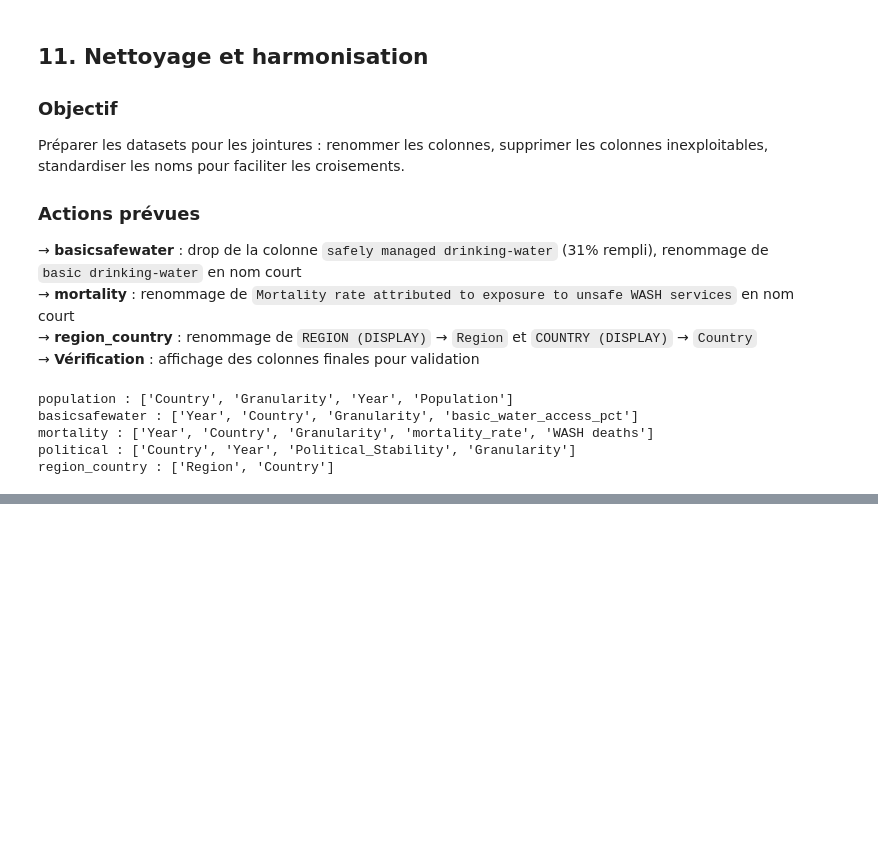
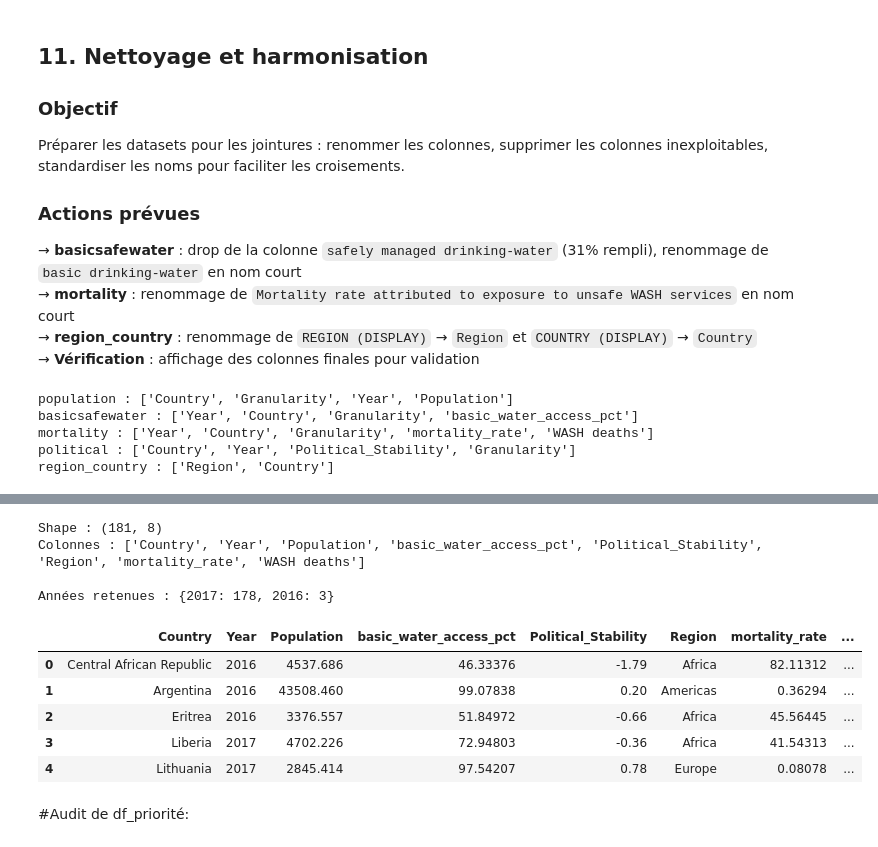
Before and after one commit to meganelarocca-maker/certification-blanche-data-analyst, a Jupyter notebook: notebooks/Megane_La_Rocca_Business_Case.ipynb, the cells around one changed output, grey strips where cells are left out. Saved outputs shown, nothing was run; the diff lists cells and outputs as text; code cells hidden in the pictures; blank space fills up the shorter version.

Commit message:
Consolidation datasets + audit df_temporel et df_priorite

```diff
--- a/notebooks/Megane_La_Rocca_Business_Case.ipynb
+++ b/notebooks/Megane_La_Rocca_Business_Case.ipynb
@@ -291,0 +317,16 @@ Construire un dataset unique qui croise accès à l'eau, mortalité, stabilité
+# %%
+# Je joins population + eau sur Country + Year
+df_temporel = pop_total.merge(water_total, on=['Country', 'Year'], how='inner')
+
+# J'ajoute la stabilité politique
+df_temporel = df_temporel.merge(political_total, on=['Country', 'Year'], how='inner')
+
+# Je nettoie les colonnes Granularity en double (toutes à "Total")
+df_temporel = df_temporel.drop(columns=[c for c in df_temporel.columns if 'Granularity' in c])
+
+# J'ajoute la région (jointure sur Country uniquement)
+df_temporel = df_temporel.merge(df_region_country, on='Country', how='inner')
+
+print("df_temporel :", df_temporel.shape)
+print("Colonnes :", df_temporel.columns.tolist())
+df_temporel.head()
@@ -291,0 +429,7 @@ Construire un dataset unique qui croise accès à l'eau, mortalité, stabilité
+# %%
+# Je supprime les 20 lignes avec NaN sur basic_water_access_pct
+df_temporel = df_temporel.dropna(subset=['basic_water_access_pct']).reset_index(drop=True)
+
+# Je vérifie
+print("Shape après drop :", df_temporel.shape)
+print("NaN restants :", df_temporel.isnull().sum().sum())
@@ -291,0 +465,26 @@ Construire un dataset unique qui croise accès à l'eau, mortalité, stabilité
+# %%
+# Je prends la dernière année disponible par pays
+df_priorite = df_temporel.sort_values('Year').groupby('Country').tail(1).reset_index(drop=True)
+
+# J'ajoute la mortalité (jointure sur Country uniquement, car mortalité = 2016)
+mortality_subset = mortality_total[['Country', 'mortality_rate', 'WASH deaths']]
+df_priorite = df_priorite.merge(mortality_subset, on='Country', how='inner')
+
+# Je vérifie
+print("Shape :", df_priorite.shape)
+print("Colonnes :", df_priorite.columns.tolist())
+print("\nAnnées retenues :", df_priorite['Year'].value_counts().to_dict())
+df_priorite.head()
+# %% [output]
+Shape : (181, 8)
+Colonnes : ['Country', 'Year', 'Population', 'basic_water_access_pct', 'Political_Stability', 'Region', 'mortality_rate', 'WASH deaths']
+
+Années retenues : {2017: 178, 2016: 3}
+|  | Country | Year | Population | basic_water_access_pct | Political_Stability | Region | mortality_rate | ... |
+| 0 | Central African Republic | 2016 | 4537.686 | 46.33376 | -1.79 | Africa | 82.11312 | ... |
+| 1 | Argentina | 2016 | 43508.460 | 99.07838 | 0.20 | Americas | 0.36294 | ... |
+| 2 | Eritrea | 2016 | 3376.557 | 51.84972 | -0.66 | Africa | 45.56445 | ... |
+| 3 | Liberia | 2017 | 4702.226 | 72.94803 | -0.36 | Africa | 41.54313 | ... |
+| 4 | Lithuania | 2017 | 2845.414 | 97.54207 | 0.78 | Europe | 0.08078 | ... |
+# %% [markdown]
+#Audit de df_priorité:
```
Also changed, not shown: parts of 15 cells of this notebook.
